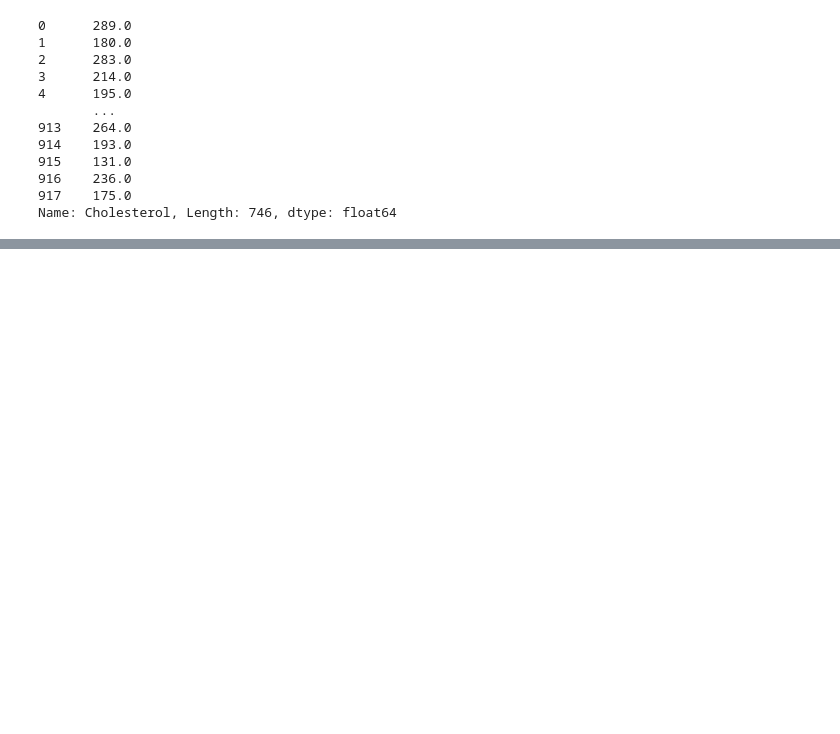
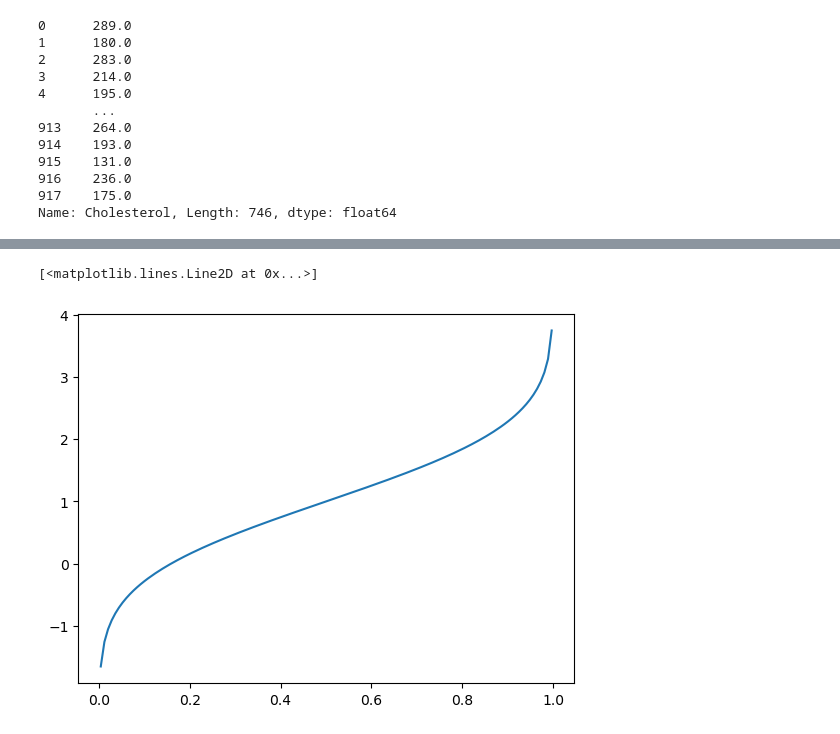
Before and after one commit to AlanYWu/Prediction-of-Heart-Failure-Using-Naive-Bayes-Classifiers, a Jupyter notebook: Quantile/quantile.ipynb, the cells around one changed output, grey strips where cells are left out. Cells and saved outputs as stored; diff of their text form; code cells hidden in the pictures; blank space fills up the shorter version.

```diff
--- a/Quantile/quantile.ipynb
+++ b/Quantile/quantile.ipynb
@@ -257,0 +224,7 @@ Name: Cholesterol, Length: 746, dtype: float64
+# %%
+x = np.linspace(-4,4,num=1000)
+y = norm.ppf(x,loc=1,scale=1)
+plt.plot(x,y)
+# %% [output]
+[<matplotlib.lines.Line2D at 0x...>]
+[figure, added]
```
Also changed, not shown: parts of 11 cells of this notebook, 2 other files.
